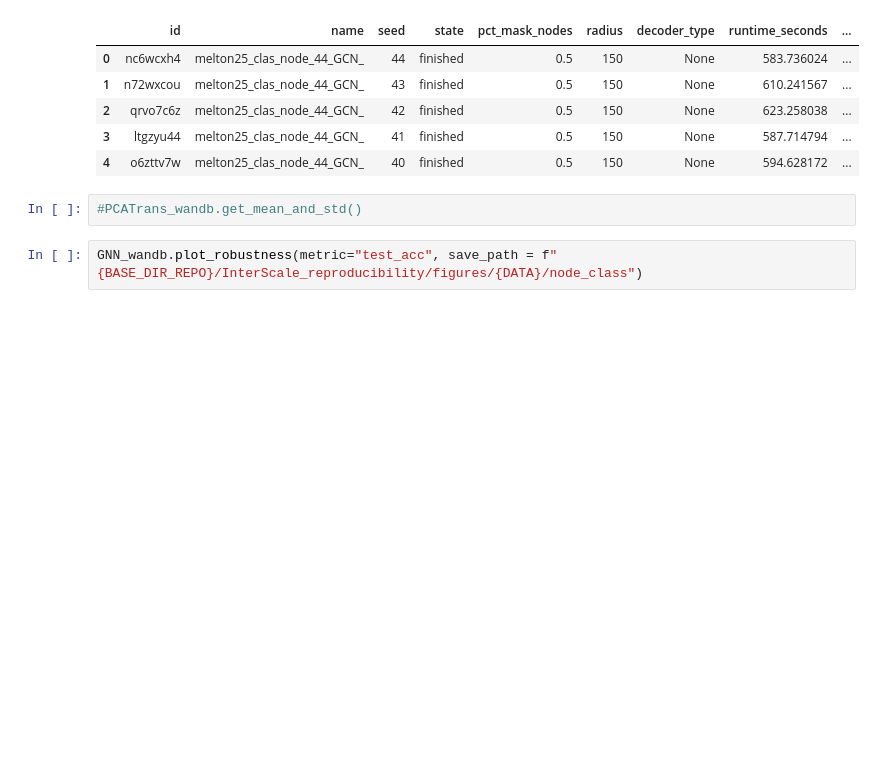
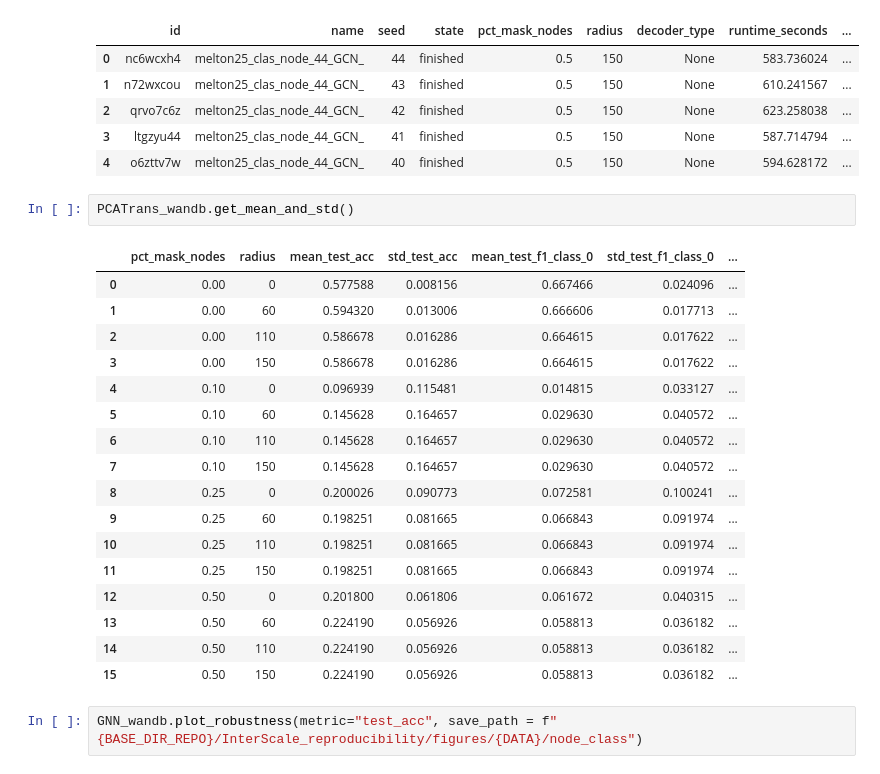
Before and after one commit to theislab/InterScale_reproducibility, a Jupyter notebook: notebooks/melton_jimenez_25/Node_class_performance.ipynb, the cells around one changed output. Drawn from its saved outputs; the diff is of its cells as text; blank space fills up the shorter version.

```diff
--- a/notebooks/melton_jimenez_25/Node_class_performance.ipynb
+++ b/notebooks/melton_jimenez_25/Node_class_performance.ipynb
@@ -86,7 +86,25 @@ GNN_wandb.get_dataframe().head()
 | 3 | ltgzyu44 | melton25_clas_node_44_GCN_ | 41 | finished | 0.5 | 150 | None | 587.714794 | ... |
 | 4 | o6zttv7w | melton25_clas_node_44_GCN_ | 40 | finished | 0.5 | 150 | None | 594.628172 | ... |
 # %%
-#PCATrans_wandb.get_mean_and_std()
+PCATrans_wandb.get_mean_and_std()
+# %% [output]
+|  | pct_mask_nodes | radius | mean_test_acc | std_test_acc | mean_test_f1_class_0 | std_test_f1_class_0 | ... |
+| 0 | 0.00 | 0 | 0.577588 | 0.008156 | 0.667466 | 0.024096 | ... |
+| 1 | 0.00 | 60 | 0.594320 | 0.013006 | 0.666606 | 0.017713 | ... |
+| 2 | 0.00 | 110 | 0.586678 | 0.016286 | 0.664615 | 0.017622 | ... |
+| 3 | 0.00 | 150 | 0.586678 | 0.016286 | 0.664615 | 0.017622 | ... |
+| 4 | 0.10 | 0 | 0.096939 | 0.115481 | 0.014815 | 0.033127 | ... |
+| 5 | 0.10 | 60 | 0.145628 | 0.164657 | 0.029630 | 0.040572 | ... |
+| 6 | 0.10 | 110 | 0.145628 | 0.164657 | 0.029630 | 0.040572 | ... |
+| 7 | 0.10 | 150 | 0.145628 | 0.164657 | 0.029630 | 0.040572 | ... |
+| 8 | 0.25 | 0 | 0.200026 | 0.090773 | 0.072581 | 0.100241 | ... |
+| 9 | 0.25 | 60 | 0.198251 | 0.081665 | 0.066843 | 0.091974 | ... |
+| 10 | 0.25 | 110 | 0.198251 | 0.081665 | 0.066843 | 0.091974 | ... |
+| 11 | 0.25 | 150 | 0.198251 | 0.081665 | 0.066843 | 0.091974 | ... |
+| 12 | 0.50 | 0 | 0.201800 | 0.061806 | 0.061672 | 0.040315 | ... |
+| 13 | 0.50 | 60 | 0.224190 | 0.056926 | 0.058813 | 0.036182 | ... |
+| 14 | 0.50 | 110 | 0.224190 | 0.056926 | 0.058813 | 0.036182 | ... |
+| 15 | 0.50 | 150 | 0.224190 | 0.056926 | 0.058813 | 0.036182 | ... |
 # %%
 GNN_wandb.plot_robustness(metric="test_acc", save_path = f"{BASE_DIR_REPO}/InterScale_reproducibility/figures/{DATA}/node_class")
 # %% [output]
```
Also changed, not shown: parts of 12 cells of this notebook, 4 other files.
